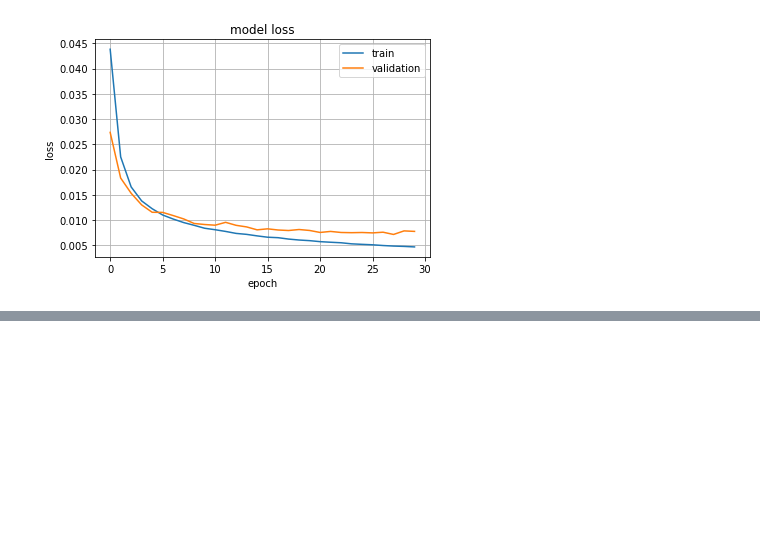
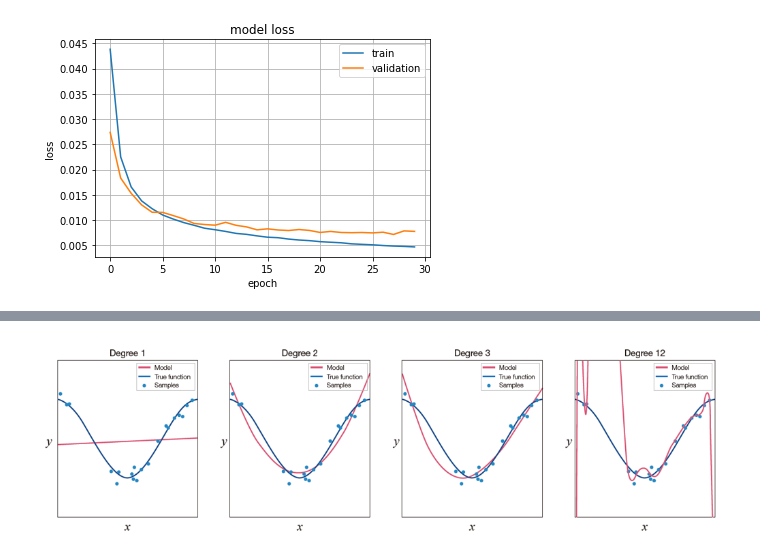
Before and after one commit to bigdataleeky/python, a Jupyter notebook: 20220420/20220420.ipynb, the cells around one changed output, grey strips where cells are left out. Cells and saved outputs as stored; diff of their text form; code cells hidden in the pictures; blank space fills up the shorter version.

```diff
--- a/20220420/20220420.ipynb
+++ b/20220420/20220420.ipynb
@@ -533,0 +591,8 @@ res
+# %%
+# 과적합 회피(과소적합, 과잉적합)
+# x:특성, y:레이블  --> 회귀문제로 설명
+# 모델..1차 다항식을 사용->과소적합(데이터에 비해 모델 용량(차수)(컬럼수)(피처)이 작은 상황)
+# 용량이 가장큰 12차 다항식은 훈련 집합에 대해 가장 적은 오류
+Image("https://raw.githubusercontent.com/bigdataleeky/python/main/image/41.PNG", width=800)
+# %% [output]
+[figure, added]
```
Also changed, not shown: parts of 48 cells of this notebook.
